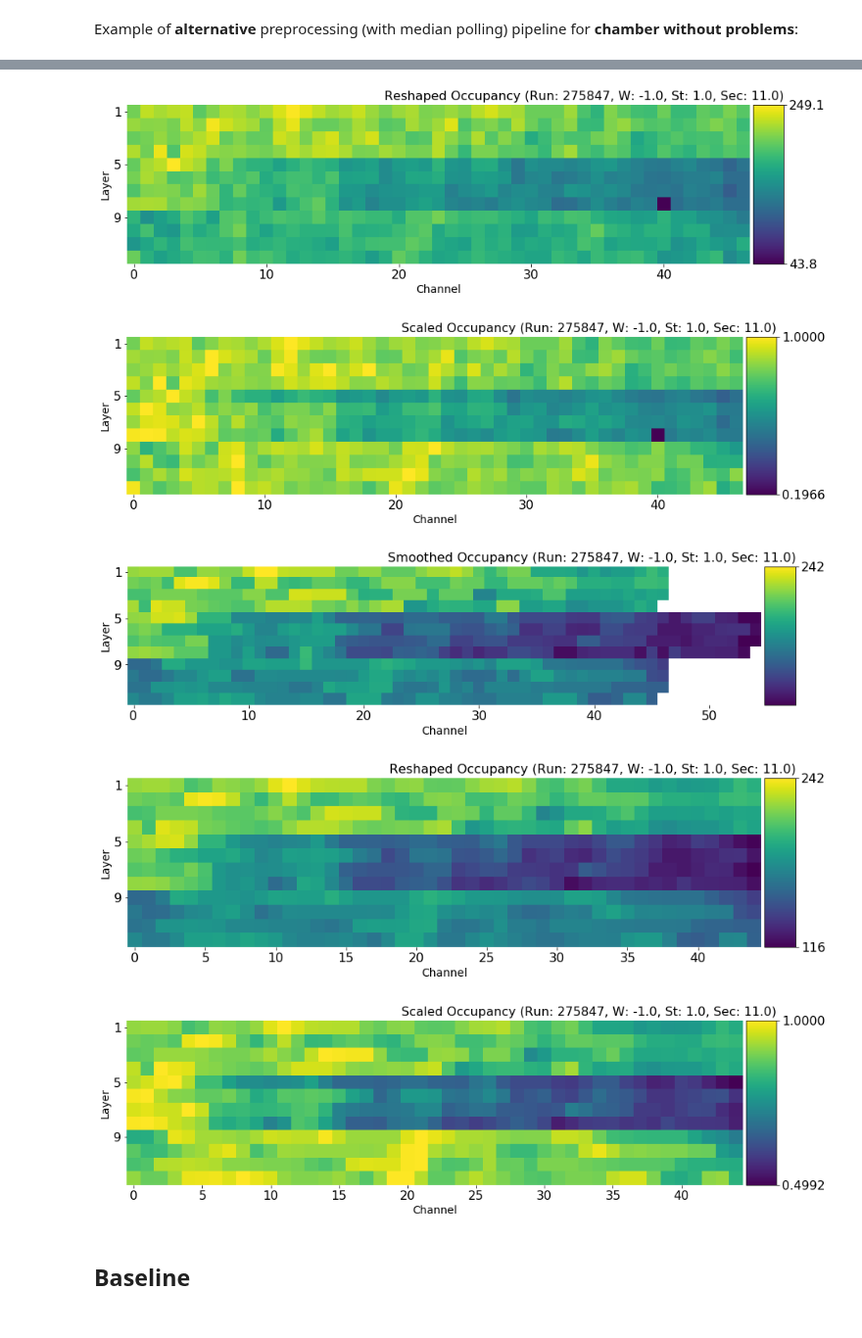
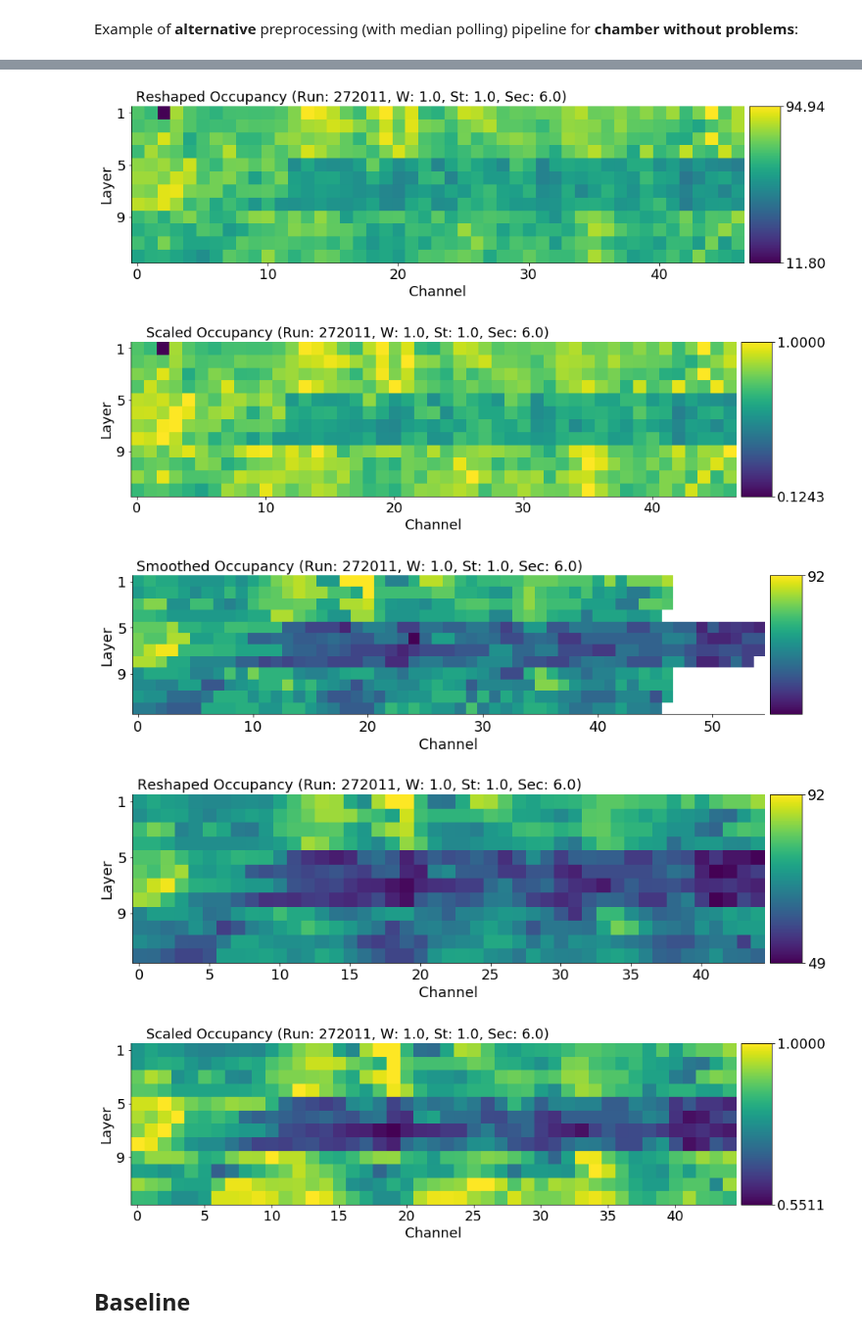
Before and after one commit to jang00777/DT-Digi-Occupancy, a Jupyter notebook: notebooks/model_training.ipynb, the cells around one changed output, grey strips where cells are left out. Shown at 98% size. Drawn from its saved outputs; the diff is of its cells as text; code cells hidden in the pictures.

```diff
--- a/notebooks/model_training.ipynb
+++ b/notebooks/model_training.ipynb
@@ -85,8 +94,11 @@ Append score from labels data file:
 # %%
+# Append score from labels data file
+
 labels_frame = pd.read_csv(("%s/labels.csv" % labels_directory),
                            names=["wheel", "station", "sector", "run", "layer", "score"])
 
 def apply_score(layer):
+    """Applies scores form label file"""
     score = labels_frame[(labels_frame.wheel == layer.wheel) &
                          (labels_frame.station == layer.station) &
                          (labels_frame.sector == layer.sector) &
@@ -128,7 +140,9 @@ Minimum smoothed length: 45
 Maximum smoothed length: 94
 # %%
 def resize_occupancy(layer):
-    return misc.imresize(np.array(layer).reshape(1, -1), (1, SAMPLE_SIZE), interp='bilinear', mode="F")
+    """Resizes layer data to <SAMPLE_SIZE> using bilinear interpolation"""
+    # At this point skimage.transform.resize has some problems, please use scipy < 1.2.0
+    return misc.imresize(np.array(layer).reshape(1, -1), (1, SAMPLE_SIZE), interp="bilinear", mode="F")
 
 SAMPLE_SIZE = min(drift_tubes_layers["content"].apply(len))
 drift_tubes_layers["content_resized"] = drift_tubes_layers["content"].apply(resize_occupancy)
@@ -139,6 +153,8 @@ drift_tubes_layers["content_smoothed_resized"] = drift_tubes_layers["content_smo
 Scale input to account for integration time and beam intensity:
 # %%
 def scale_occupancy(layer):
+    """Scales layer data using MaxAbsScaler"""
+    # Need to reshape since scaler works per column
     layer = layer.reshape(-1, 1)
     scaler = MaxAbsScaler().fit(layer)
     return scaler.transform(layer).reshape(1, -1)
@@ -209,9 +228,10 @@ for run in runs:
 # %%
 def plot_occupancy_hitmap(data, title):
+    """Draws occuypancy plot"""
     plt.figure()
 
     ax = plt.gca()
-    ax.set_yticklabels(['1','5','9'])
+    ax.set_yticklabels(["1","5","9"])
     ax.set_yticks([0, 4, 8])
 
     plt.xlabel("Channel")
@@ -219,17 +239,19 @@ def plot_occupancy_hitmap(data, title):
 
     im = ax.imshow(data, interpolation="nearest")
     divider = make_axes_locatable(ax)
-    cax = divider.append_axes("right", size="5%", pad=0.05)
+    cax = divider.append_axes("right", size="5%", pad=0.10)
 
     plt.colorbar(im, cax=cax, ticks=[np.min(np.nan_to_num(data)), np.max(np.nan_to_num(data))])
-    plt.title(title, loc='right')
+    plt.title(title, x=-13)
     plt.show();
 
 def get_title(title, show):
+    """Returns a title for a plot"""
     return ("%s Occupancy (Run: %s, W: %s, St: %s, Sec: %s)" %
             (title, int(show.run), show.wheel, show.station, show.sector))
 
 def visualize_preprocessing(show, smoothed):
+    """Visualizes preprocessing steps"""
     if smoothed:
         plot_occupancy_hitmap(show.content_smoothed, get_title("Smoothed", show))
         plot_occupancy_hitmap(show.content_smoothed_resized, get_title("Reshaped", show))
@@ -266,6 +288,6 @@ visualize_preprocessing(drift_tubes_chambers[drift_tubes_chambers.score == 0].il
 # %% [markdown]
 Example of <b>alternative</b> preprocessing (with median polling) pipeline for <b>chamber without problems</b>:
 # %%
-visualize_preprocessing(drift_tubes_chambers[drift_tubes_chambers.score == 12].iloc[87], False)
-visualize_preprocessing(drift_tubes_chambers[drift_tubes_chambers.score == 12].iloc[87], True)
+visualize_preprocessing(drift_tubes_chambers[drift_tubes_chambers.score == 12].iloc[6], False)
+visualize_preprocessing(drift_tubes_chambers[drift_tubes_chambers.score == 12].iloc[6], True)
 # %% [output]
@@ -273,8 +295,8 @@ visualize_preprocessing(drift_tubes_chambers[drift_tubes_chambers.score == 12].i
-[figure, old version]
+[figure, new version]
-[figure, old version]
+[figure, new version]
-[figure, old version]
+[figure, new version]
-[figure, old version]
+[figure, new version]
-[figure, old version]
+[figure, new version]
 # %% [markdown]
 ## Baseline
 # %% [markdown]
```
Also changed, not shown: parts of 46 cells of this notebook.
